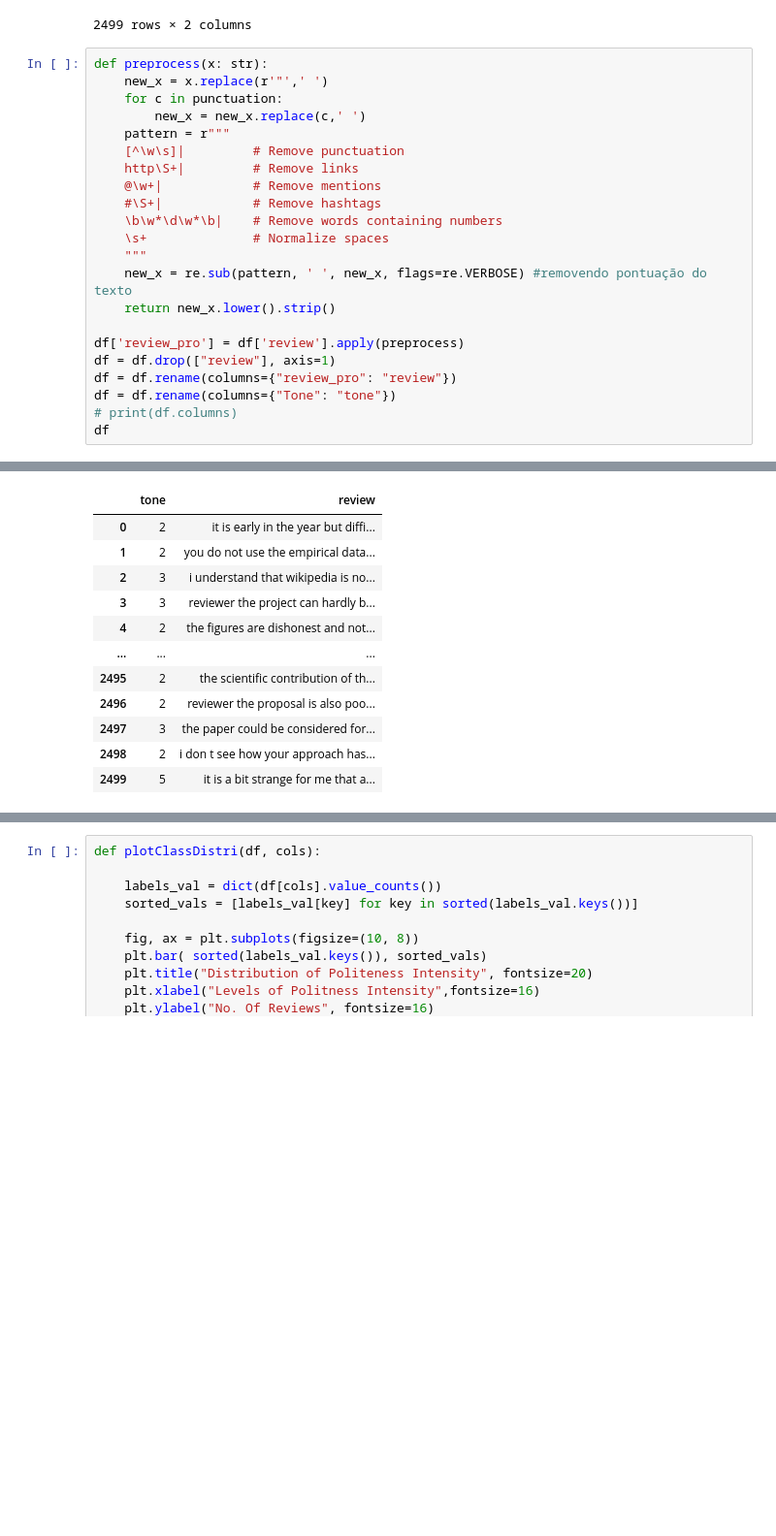
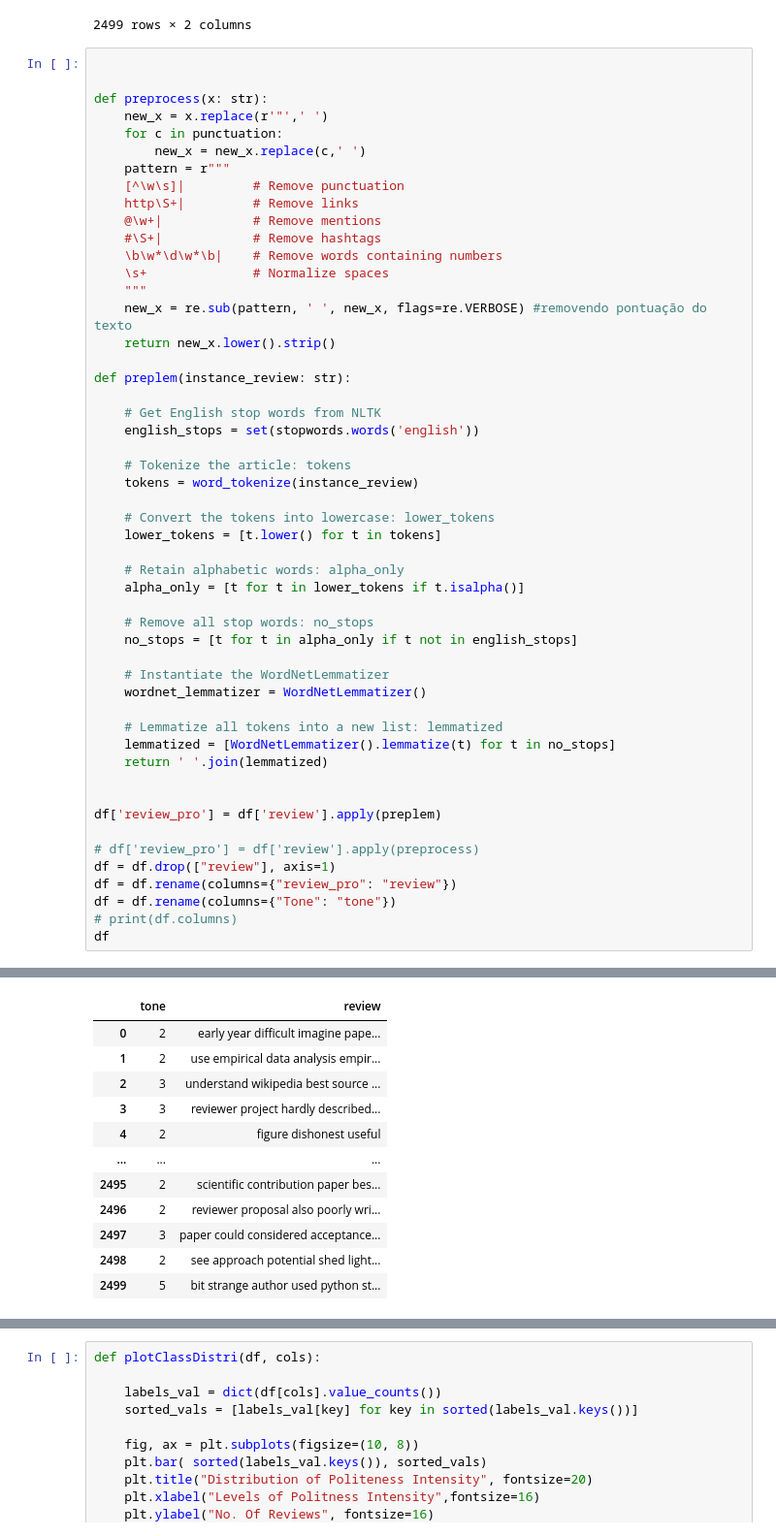
Before and after one commit to Carabinero/politeness-review-classification, a Jupyter notebook: politeness_convencional_v1_2.ipynb, the cells around one changed output, grey strips where cells are left out. Shown at 97% size. Saved outputs shown, nothing was run; the diff lists cells and outputs as text; blank space fills up the shorter version.

```diff
--- a/politeness_convencional_v1_2.ipynb
+++ b/politeness_convencional_v1_2.ipynb
@@ -81,6 +92,8 @@ df
 | 2499 | It is a bit strange for me that a... | 5 |
 2499 rows × 2 columns
 # %%
+
+
 def preprocess(x: str):
     new_x = x.replace(r'"',' ')
     for c in punctuation:
@@ -96,7 +109,34 @@ def preprocess(x: str):
     new_x = re.sub(pattern, ' ', new_x, flags=re.VERBOSE) #removendo pontuação do texto
     return new_x.lower().strip()
 
-df['review_pro'] = df['review'].apply(preprocess)
+def preplem(instance_review: str):
+
+    # Get English stop words from NLTK
+    english_stops = set(stopwords.words('english'))
+
+    # Tokenize the article: tokens
+    tokens = word_tokenize(instance_review)
+
+    # Convert the tokens into lowercase: lower_tokens
+    lower_tokens = [t.lower() for t in tokens]
+
+    # Retain alphabetic words: alpha_only
+    alpha_only = [t for t in lower_tokens if t.isalpha()]
+
+    # Remove all stop words: no_stops
+    no_stops = [t for t in alpha_only if t not in english_stops]
+
+    # Instantiate the WordNetLemmatizer
+    wordnet_lemmatizer = WordNetLemmatizer()
+
+    # Lemmatize all tokens into a new list: lemmatized
+    lemmatized = [WordNetLemmatizer().lemmatize(t) for t in no_stops]
+    return ' '.join(lemmatized)
+
+
+df['review_pro'] = df['review'].apply(preplem)
+
+# df['review_pro'] = df['review'].apply(preprocess)
 df = df.drop(["review"], axis=1)
 df = df.rename(columns={"review_pro": "review"})
 df = df.rename(columns={"Tone": "tone"})
@@ -106,12 +152,12 @@ df
 |  | tone | review |
-| 0 | 2 | it is early in the year but diffi... |
-| 1 | 2 | you do not use the empirical data... |
-| 2 | 3 | i understand that wikipedia is no... |
-| 3 | 3 | reviewer the project can hardly b... |
-| 4 | 2 | the figures are dishonest and not... |
+| 0 | 2 | early year difficult imagine pape... |
+| 1 | 2 | use empirical data analysis empir... |
+| 2 | 3 | understand wikipedia best source ... |
+| 3 | 3 | reviewer project hardly described... |
+| 4 | 2 | figure dishonest useful |
 | ... | ... | ... |
-| 2495 | 2 | the scientific contribution of th... |
-| 2496 | 2 | reviewer the proposal is also poo... |
-| 2497 | 3 | the paper could be considered for... |
-| 2498 | 2 | i don t see how your approach has... |
-| 2499 | 5 | it is a bit strange for me that a... |
+| 2495 | 2 | scientific contribution paper bes... |
+| 2496 | 2 | reviewer proposal also poorly wri... |
+| 2497 | 3 | paper could considered acceptance... |
+| 2498 | 2 | see approach potential shed light... |
+| 2499 | 5 | bit strange author used python st... |
```
Also changed, not shown: parts of 26 cells of this notebook.
